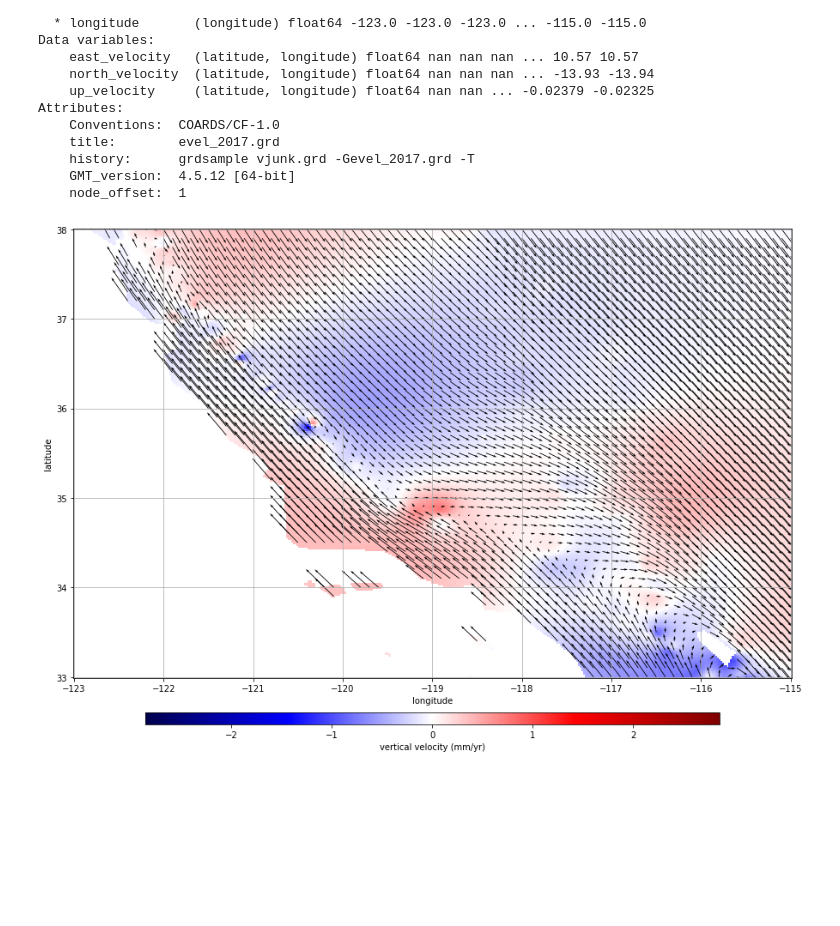
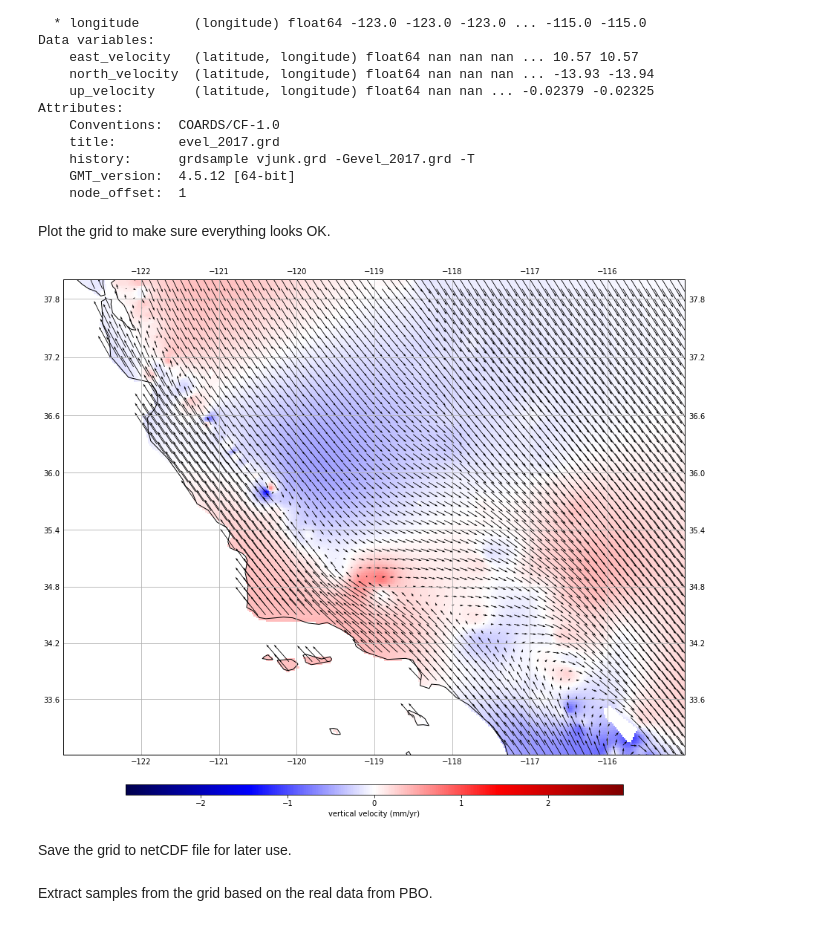
Before and after one commit to leouieda/agu2018, a Jupyter notebook: code/notebooks/prep_synthetic.ipynb, the cells around one changed output. Drawn from its saved outputs; the diff is of its cells as text; code cells hidden in the pictures; blank space fills up the shorter version.

Commit message:
Cleanup and extract samples in the prep_synthetic notebook

```diff
--- a/code/notebooks/prep_synthetic.ipynb
+++ b/code/notebooks/prep_synthetic.ipynb
@@ -62,4 +62,0 @@ gmt: /home/leo/miniconda3/lib/libcurl.so.4: no version information available (re
-# %%
-with xr.open_dataset("../../data/synthetic-landmask.nc") as mask_ds:
-    mask = mask_ds.rename(dict(lat="latitude", lon="longitude")).load()
-mask
@@ -78,0 +65,10 @@ Attributes:
+# %%
+region_str = "/".join(str(i) for i in region)
+# Call out to the shell to generate the mask file
+!gmt grdlandmask -Gsynthetic-landmask.nc -I$spacing -R$region_str
+# Load it with xarray
+with xr.open_dataset("synthetic-landmask.nc") as mask_ds:
+    mask = mask_ds.rename(dict(lat="latitude", lon="longitude")).load()
+# Now delete the temporary mask
+!rm synthetic-landmask.nc
+mask
@@ -79,6 +91,6 @@ Attributes:
 # %%
-sub = sub.where(mask.z.values)
-sub
+synthetic_grid = synthetic_grid.where(mask.z.values)
+synthetic_grid
 # %% [output]
 <xarray.Dataset>
 Dimensions:         (latitude: 251, longitude: 401)
@@ -95,20 +107,31 @@ Attributes:
     history:      grdsample vjunk.grd -Gevel_2017.grd -T
     GMT_version:  4.5.12 [64-bit]
     node_offset:  1
+# %% [markdown]
+Plot the grid to make sure everything looks OK.
 # %%
 plt.figure(figsize=(15, 15))
-ax = plt.subplot(111)
-cbargs = dict(orientation="horizontal", aspect=50, pad=0.05, label="vertical velocity (mm/yr)",
-              shrink=0.8)
+ax = plt.subplot(111, projection=ccrs.Mercator())
+cbargs = dict(
+    orientation="horizontal", aspect=50, pad=0.05,shrink=0.8,
+    label="vertical velocity (mm/yr)"
+)
 maxabs = vd.maxabs(grid.up_velocity)
-sub.up_velocity.plot.pcolormesh(ax=ax, vmin=-maxabs, vmax=maxabs, cmap="seismic",
-                                 cbar_kwargs=cbargs)
+synthetic_grid.up_velocity.plot.pcolormesh(
+    ax=ax, vmin=-maxabs, vmax=maxabs, cmap="seismic", cbar_kwargs=cbargs,
+    transform=ccrs.PlateCarree()
+)
 indexer = slice(None, None, 5)
 # Downsample the arrows so we can actually see something
-down = sub.isel(longitude=indexer, latitude=indexer)
-ax.quiver(down.longitude, down.latitude, down.east_velocity, down.north_velocity, scale=500, width=0.001)
-ax.set_aspect("equal")
-ax.grid()
+down = synthetic_grid.isel(longitude=indexer, latitude=indexer)
+ax.quiver(down.longitude.values, down.latitude.values,
+          down.east_velocity.values, down.north_velocity.values,
+          scale=500, width=0.001, transform=ccrs.PlateCarree())
+ax.gridlines(draw_labels=True)
+ax.coastlines(resolution="50m")
+ax.set_extent(region)
 # %% [output]
-[figure, old version]
+[figure, new version]
+# %% [markdown]
+Save the grid to netCDF file for later use.
 # %%
@@ -115,0 +139,2 @@ sub.to_netcdf("../../data/synthetic-san-andreas-2017.nc")
+# %% [markdown]
+Extract samples from the grid based on the real data from PBO.
```
Also changed, not shown: parts of 18 cells of this notebook, 1 other file.
